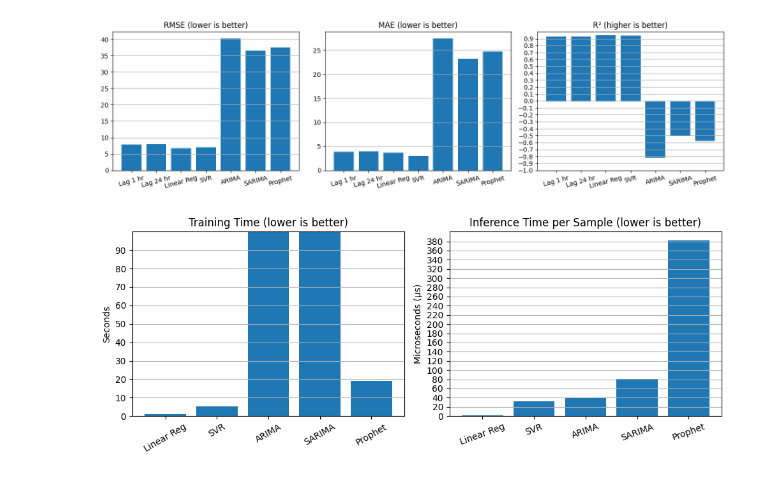
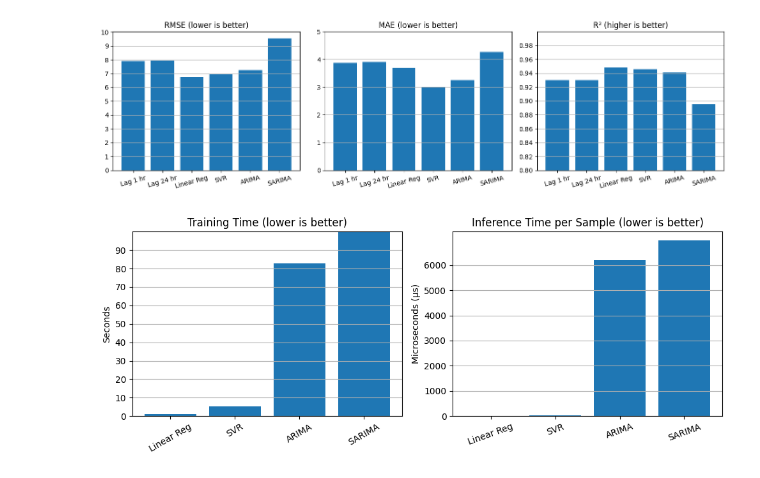
Before and after one commit to adarsha-7/pm25-forecasting, a Jupyter notebook: notebooks/experiments/exp_2/comparison.ipynb, the cells around one changed output. Cells and saved outputs as stored; diff of their text form; code cells hidden in the pictures.

```diff
--- a/notebooks/experiments/exp_2/comparison.ipynb
+++ b/notebooks/experiments/exp_2/comparison.ipynb
@@ -1,40 +1,40 @@
 # %%
 import matplotlib.pyplot as plt
 
-models          = ['Lag 1 hr', 'Lag 24 hr', 'Linear Reg', 'SVR', 'ARIMA', 'SARIMA', 'Prophet']
-rmse            = [7.9040, 7.9284, 6.7695, 6.9521, 40.34, 36.55, 37.52]
-mae             = [3.8815, 3.8999, 3.6976, 3.0115, 27.50, 23.27, 24.75]
-r2              = [0.9301, 0.9298, 0.9487, 0.9459, -0.8216, -0.4955, -0.5756]
-training_times  = [1.09,    5.31,  769, 2436, 19]
-inference_times = [1.7896, 32.1967, 39, 81, 382]
+models          = ['Lag 1 hr', 'Lag 24 hr', 'Linear Reg', 'SVR', 'ARIMA', 'SARIMA']
+rmse            = [7.9040, 7.9284, 6.7695, 6.9521, 7.2544, 9.55]
+mae             = [3.8815, 3.8999, 3.6976, 3.0115, 3.2603, 4.27]
+r2              = [0.9301, 0.9298, 0.9487, 0.9459, 0.9411, 0.8955]
+training_times  = [1.09,    5.31,  82.87, 880]
+inference_times = [1.7896, 32.1967, 6192, 6980]
 # %%
 import numpy as np
 
 fig, axes = plt.subplots(1, 3, figsize=(14, 4))
 
 axes[0].bar(models, rmse)
 axes[0].set_title('RMSE (lower is better)')
 axes[0].tick_params(axis='x', rotation=15)
-axes[0].set_yticks(np.arange(0, 45, 5))
+axes[0].set_yticks(np.arange(0, 11, 1))
 axes[0].grid(True, axis='y')
 
 axes[1].bar(models, mae)
 axes[1].set_title('MAE (lower is better)')
 axes[1].tick_params(axis='x', rotation=15)
-axes[1].set_yticks(np.arange(0, 30, 5))
+axes[1].set_yticks(np.arange(0, 6, 1))
 axes[1].grid(True, axis='y')
 
 axes[2].bar(models, r2)
 axes[2].set_title('R² (higher is better)')
-axes[2].set_ylim(-1, 1)
 axes[2].tick_params(axis='x', rotation=15)
-axes[2].set_yticks(np.arange(-1, 1, 0.1))
+axes[2].set_ylim((0.8,1))
+axes[2].set_yticks(np.arange(0.8, 1, 0.02))
 axes[2].grid(True, axis='y')
 
 plt.tight_layout()
 plt.show()
 # %% [output]
-[figure, old version]
+[figure, new version]
 # %%
 fig, axes = plt.subplots(1, 2, figsize=(10, 4))
 
@@ -50,10 +50,10 @@ axes[1].bar(models[2:7], inference_times)
 axes[1].set_title('Inference Time per Sample (lower is better)')
 axes[1].set_ylabel('Microseconds (µs)')
 axes[1].tick_params(axis='x', rotation=20)
-axes[1].set_yticks(np.arange(0, 400, 20))
+axes[1].set_yticks(np.arange(0, 7000, 1000))
 axes[1].grid(True, axis='y')
 
 plt.tight_layout()
 plt.show()
 # %% [output]
-[figure, old version]
+[figure, new version]
```
